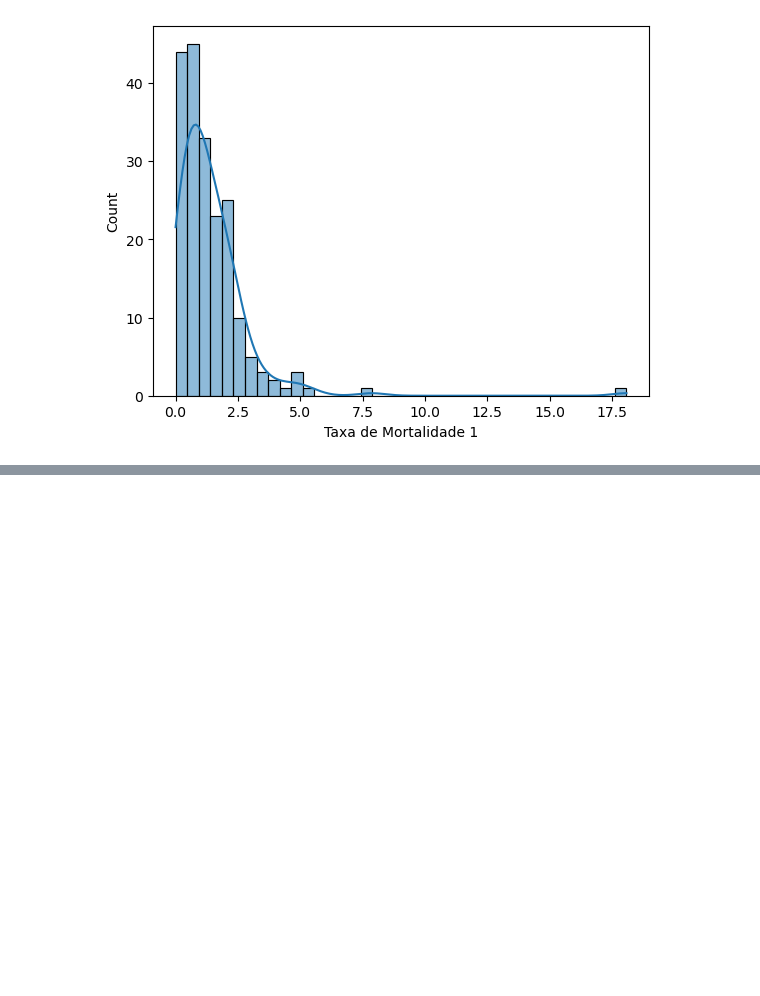
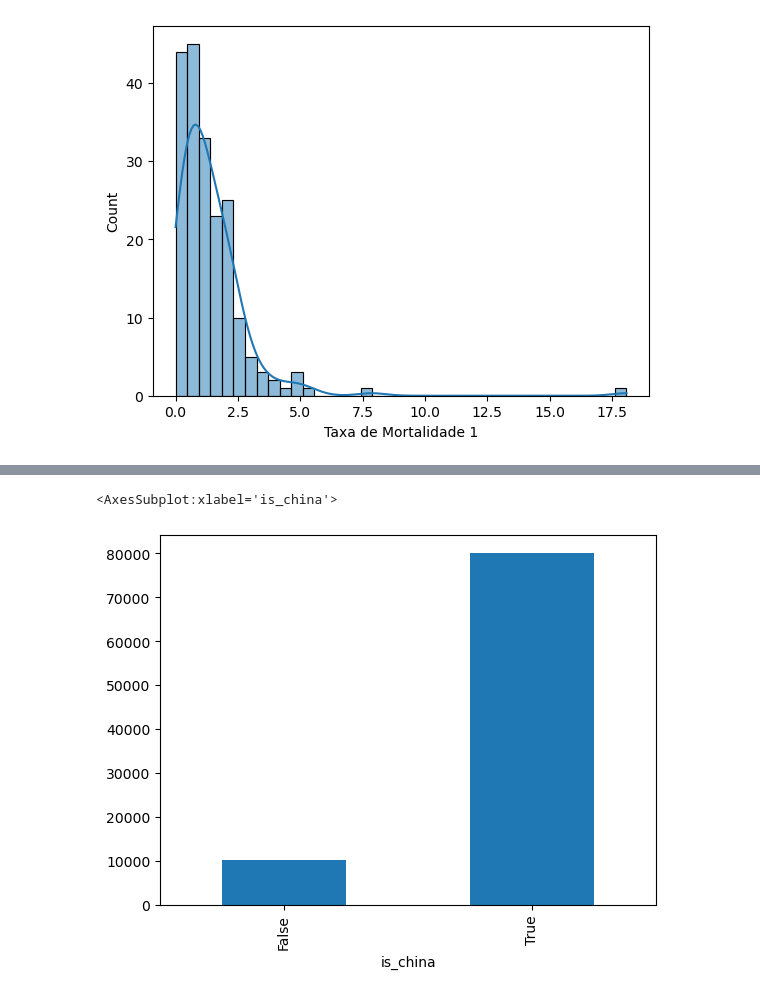
Before and after one commit to OliveiraLucas29/Curso_DataScience_Alura, a Jupyter notebook: Analises_para_medicina/Caderno do Curso.ipynb, the cells around one changed output, grey strips where cells are left out. Saved outputs shown, nothing was run; the diff lists cells and outputs as text; code cells hidden in the pictures; blank space fills up the shorter version.

```diff
--- a/Analises_para_medicina/Caderno do Curso.ipynb
+++ b/Analises_para_medicina/Caderno do Curso.ipynb
@@ -453,0 +456,2 @@ sns.histplot(combined.query('Confirmados >= 100')['Taxa de Mortalidade 1'], kde=
+# %%
+confirmed.set_index('Country/Region').loc['China'].sum()[3:]
@@ -453,0 +471,3 @@ sns.histplot(combined.query('Confirmados >= 100')['Taxa de Mortalidade 1'], kde=
+# %%
+is_china = confirmed['Country/Region'] == 'China'
+is_china
@@ -453,0 +487,3 @@ sns.histplot(combined.query('Confirmados >= 100')['Taxa de Mortalidade 1'], kde=
+# %%
+confirmed['is_china'] = is_china
+confirmed
@@ -453,0 +533,5 @@ sns.histplot(combined.query('Confirmados >= 100')['Taxa de Mortalidade 1'], kde=
+# %%
+confirmed.groupby('is_china').sum()['3/2/20'].plot(kind='bar') # 3/2/20 é a mesma data analisada na aula
+# %% [output]
+<AxesSubplot:xlabel='is_china'>
+[figure, added]
```
Also changed, not shown: parts of 21 cells of this notebook.
